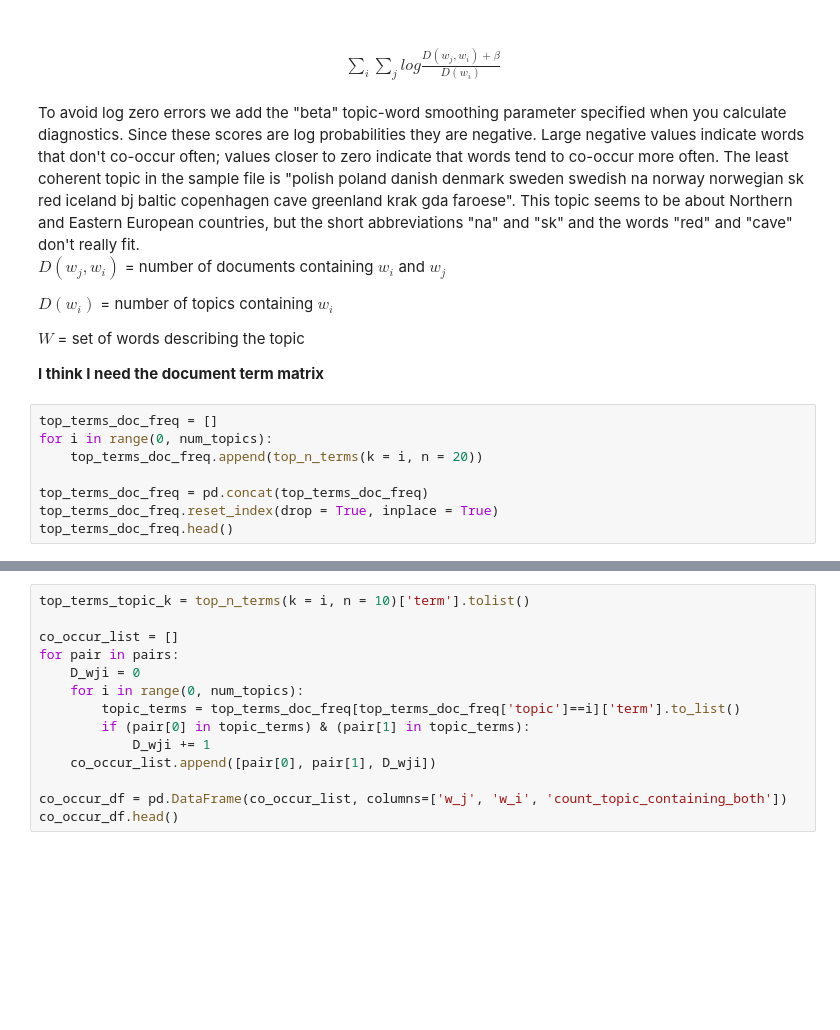
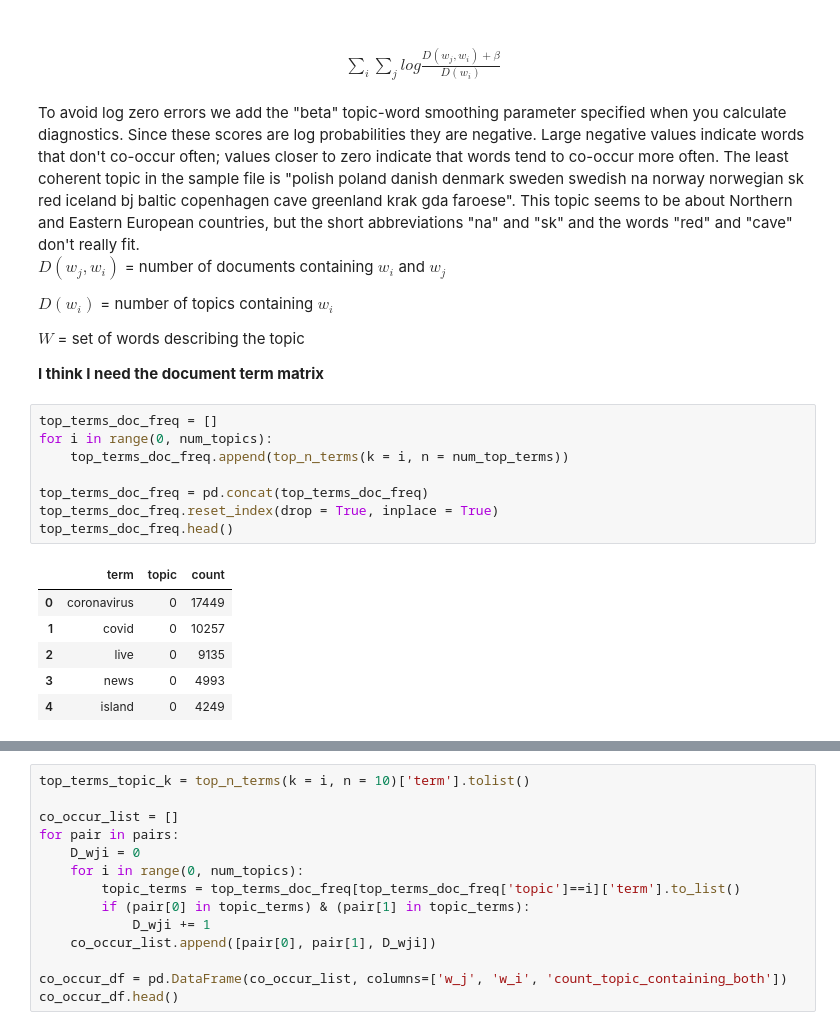
Before and after one commit to dkoban/lda_evaluation, a Jupyter notebook: model_evaluation.ipynb, the cells around one changed output, grey strips where cells are left out. Saved outputs shown, nothing was run; the diff lists cells and outputs as text; blank space fills up the shorter version.

```diff
--- a/model_evaluation.ipynb
+++ b/model_evaluation.ipynb
@@ -294,11 +238,18 @@ $W$ = set of words describing the topic
 # %%
 top_terms_doc_freq = []
 for i in range(0, num_topics):
-    top_terms_doc_freq.append(top_n_terms(k = i, n = 20))
+    top_terms_doc_freq.append(top_n_terms(k = i, n = num_top_terms))
 
 top_terms_doc_freq = pd.concat(top_terms_doc_freq)
 top_terms_doc_freq.reset_index(drop = True, inplace = True)
 top_terms_doc_freq.head()
+# %% [output]
+|  | term | topic | count |
+| 0 | coronavirus | 0 | 17449 |
+| 1 | covid | 0 | 10257 |
+| 2 | live | 0 | 9135 |
+| 3 | news | 0 | 4993 |
+| 4 | island | 0 | 4249 |
 # %%
 beta = 1
 top_terms = top_terms_doc_freq['term'].value_counts()
```
Also changed, not shown: parts of 24 cells of this notebook.
